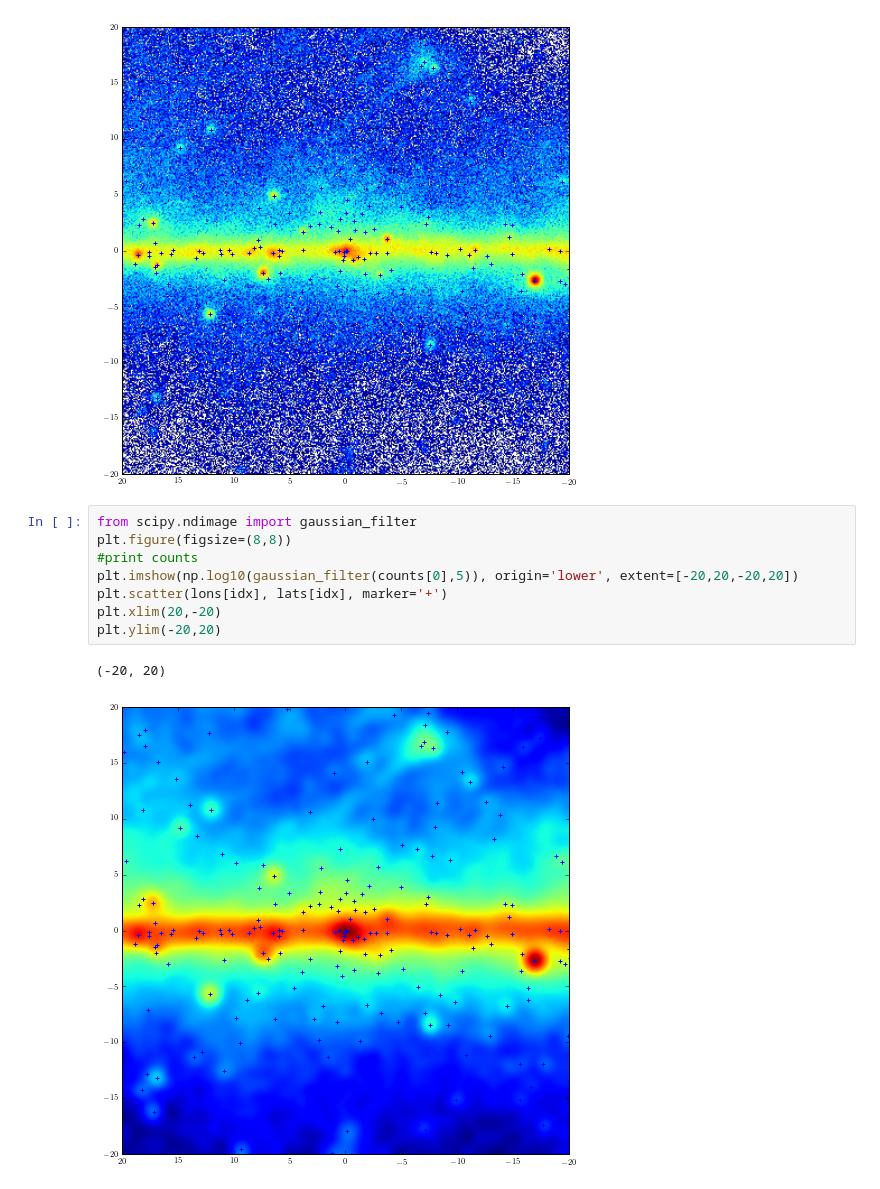
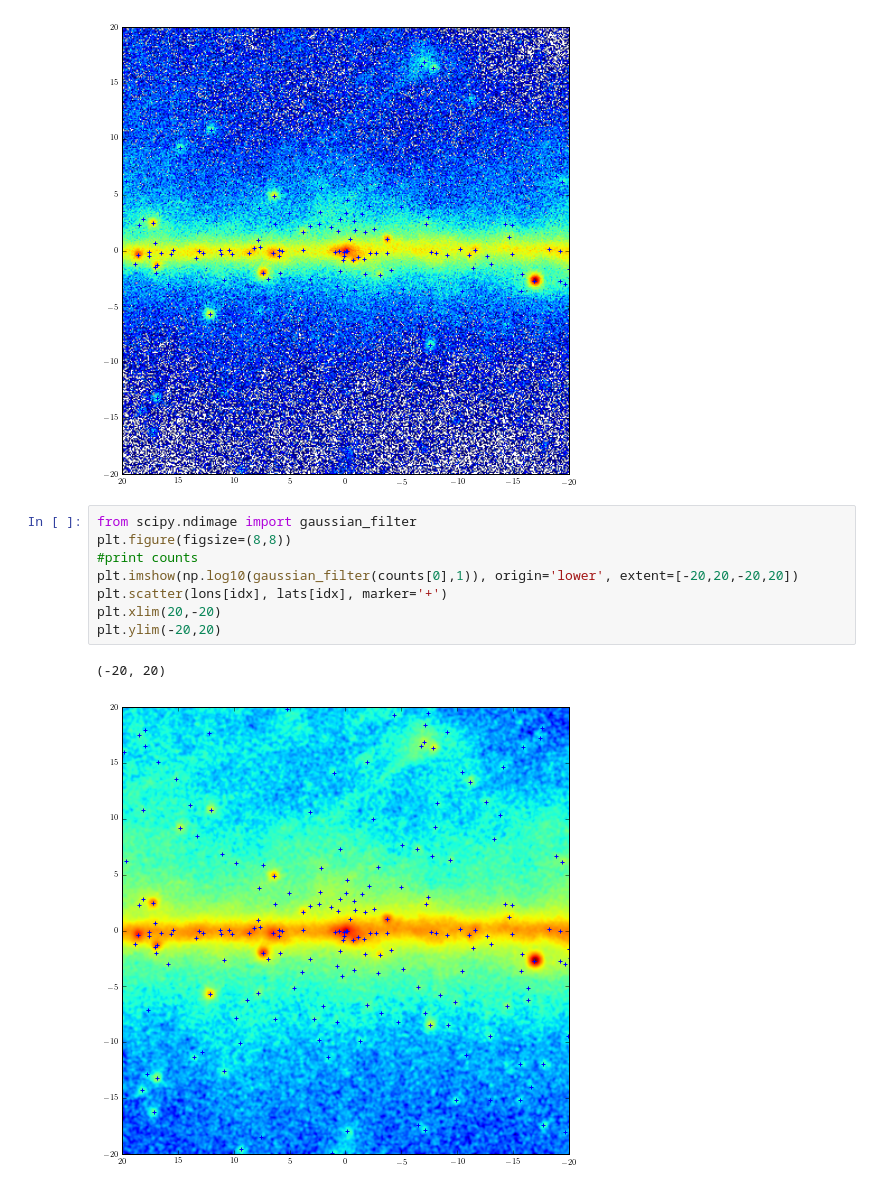
Before and after one commit to erccarls/PSC_GCE, a Jupyter notebook: notebooks/Finding Point Source Locations.ipynb, the cells around one changed output. Saved outputs shown, nothing was run; the diff lists cells and outputs as text.

```diff
--- a/notebooks/Finding Point Source Locations.ipynb
+++ b/notebooks/Finding Point Source Locations.ipynb
@@ -72,11 +72,11 @@ plt.ylim(-20,20)
 # %%
 from scipy.ndimage import gaussian_filter
 plt.figure(figsize=(8,8))
 #print counts
-plt.imshow(np.log10(gaussian_filter(counts[0],5)), origin='lower', extent=[-20,20,-20,20])
+plt.imshow(np.log10(gaussian_filter(counts[0],1)), origin='lower', extent=[-20,20,-20,20])
 plt.scatter(lons[idx], lats[idx], marker='+')
 plt.xlim(20,-20)
 plt.ylim(-20,20)
 # %% [output]
 (-20, 20)
-[figure, old version]
+[figure, new version]
```
